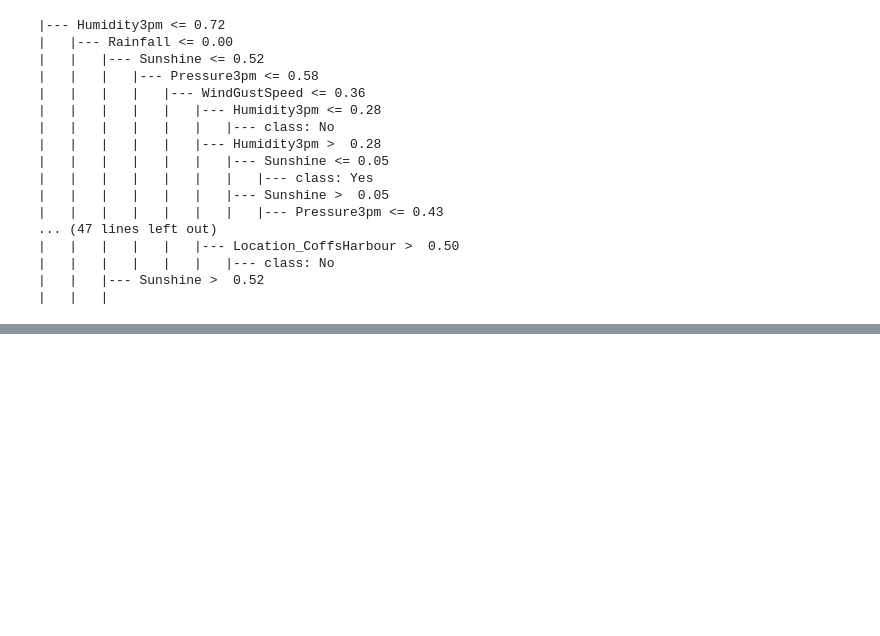
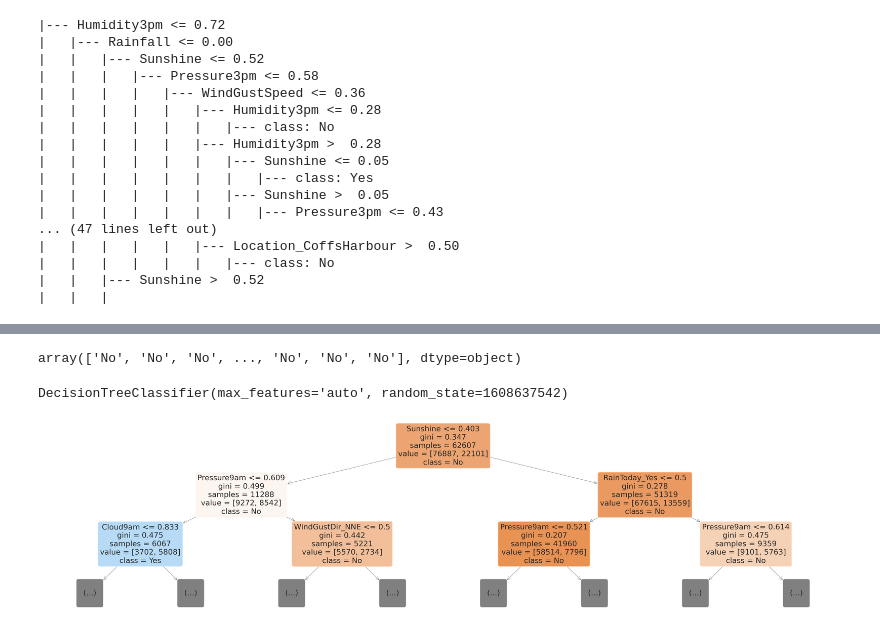
Before and after one commit to saranshhhh/RainFall-Prediction-using-Decision-Tree, a Jupyter notebook: RainFall_Prediction_.ipynb, the cells around one changed output, grey strips where cells are left out. Saved outputs shown, nothing was run; the diff lists cells and outputs as text; code cells hidden in the pictures; blank space fills up the shorter version.

```diff
--- a/RainFall_Prediction_.ipynb
+++ b/RainFall_Prediction_.ipynb
@@ -560,0 +585,10 @@ print(model_text[:3000])
+# %%
+model = RandomForestClassifier(n_jobs=-1, random_state=42)
+# In random forest we train multiple decision trees and we want each tree to be trained parallely because each tree will be trained independently.
+# so when we set "n_jobs=-1": then random forest classifier can use different workers, CPUs threads to train DT parallel thus make the training process faster.
+
+# We set "random_state": to some value so that every time we run the model we get the same result
+# %%
+%%time
+model.fit(X_train, train_targets)
+# this is where "n_jobs is very crucial. if it is not defined then only 1 thread will be used to train the model, but right now all possible threads are working "
@@ -560,0 +620,14 @@ print(model_text[:3000])
+# %%
+train_preds
+# %% [output]
+array(['No', 'No', 'No', ..., 'No', 'No', 'No'], dtype=object)
+# %%
+model.estimators_[0]
+# this will give us the first DT, There are total 100 DT in random forest by default.
+# %% [output]
+DecisionTreeClassifier(max_features='auto', random_state=1608637542)
+# %%
+plt.figure(figsize=(80,20))
+plot_tree(model.estimators_[0], max_depth=2, feature_names=X_train.columns, filled=True, rounded=True, class_names=model.classes_);
+# %% [output]
+[figure, added]
```
Also changed, not shown: parts of 56 cells of this notebook.
